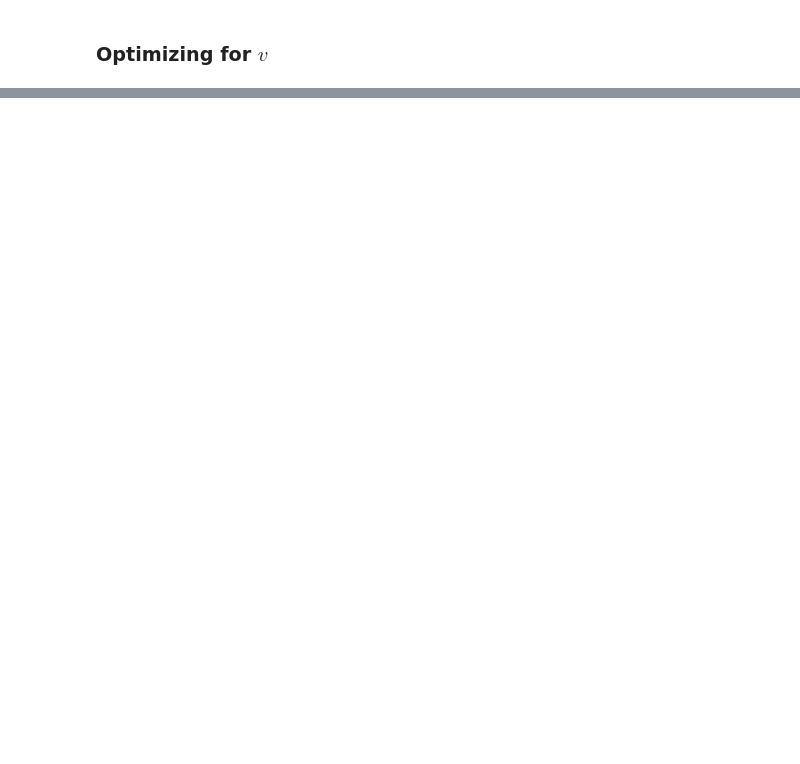
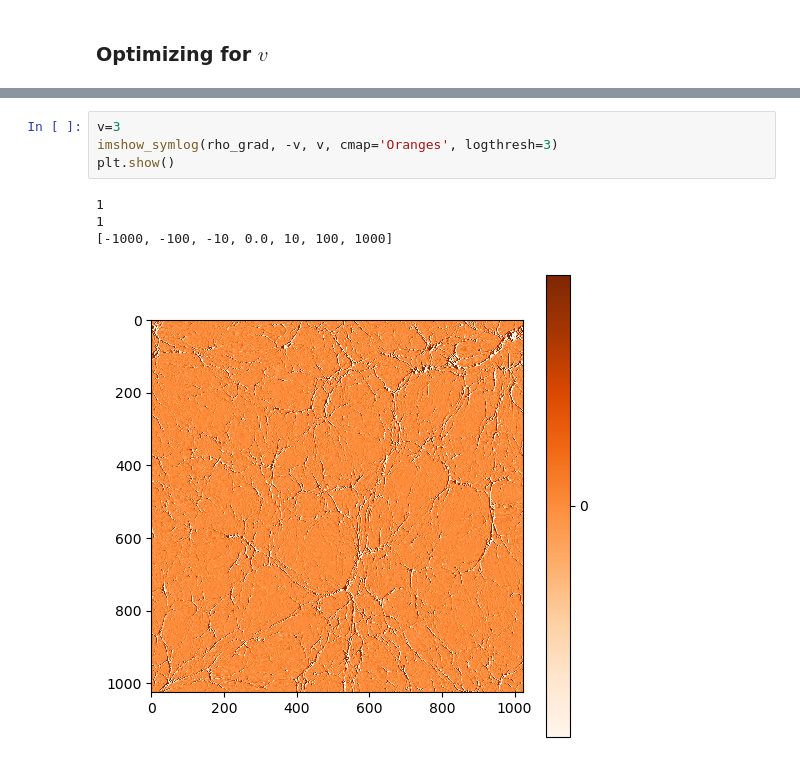
Before and after one commit to Jupiter1994/lya-tf, a Jupyter notebook: lya_fields/DM_to_bary_fitting.ipynb, the cells around one changed output, grey strips where cells are left out. Cells and saved outputs as stored; diff of their text form; blank space fills up the shorter version.

```diff
--- a/lya_fields/DM_to_bary_fitting.ipynb
+++ b/lya_fields/DM_to_bary_fitting.ipynb
@@ -314,0 +373,9 @@ result
+# %%
+v=3
+imshow_symlog(rho_grad, -v, v, cmap='Oranges', logthresh=3)
+plt.show()
+# %% [output]
+1
+1
+[-1000, -100, -10, 0.0, 10, 100, 1000]
+[figure, added]
```
Also changed, not shown: parts of 17 cells of this notebook.
